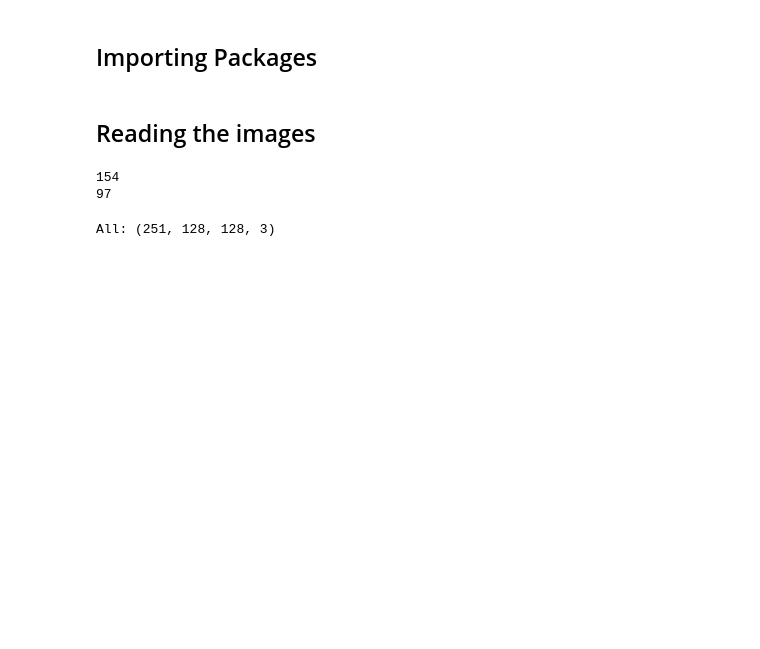
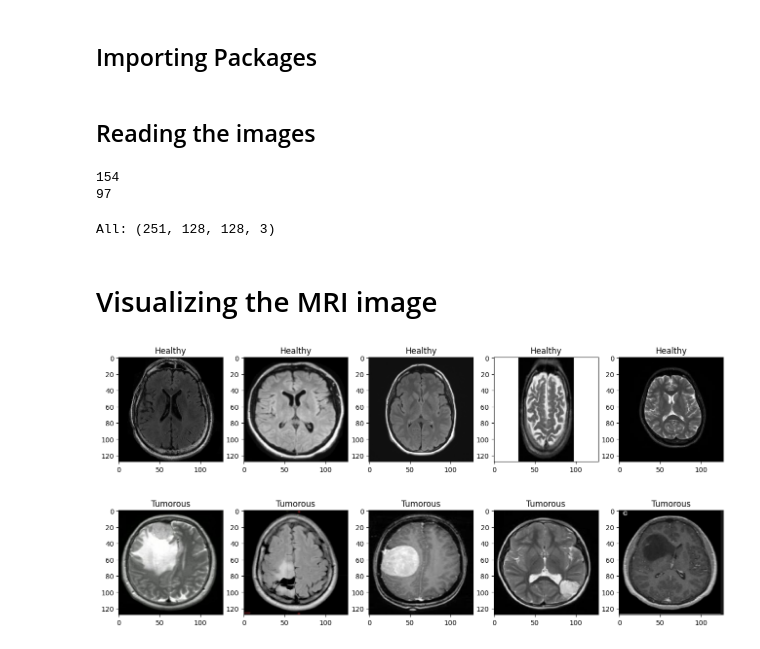
Before and after one commit to AaryaAshok77/BrainTumourDetector_DeepLearning, a Jupyter notebook: Brain_Tumour_Detector_Deep_Learning.ipynb, the cells around one changed output. Saved outputs shown, nothing was run; the diff lists cells and outputs as text; code cells hidden in the pictures; blank space fills up the shorter version.

Commit message:
Visualizing the images

```diff
--- a/Brain_Tumour_Detector_Deep_Learning.ipynb
+++ b/Brain_Tumour_Detector_Deep_Learning.ipynb
@@ -20,6 +20,8 @@ import cv2 #? Helps read image data -> Computer Vision
 # drive.mount ('/content/drive', force_remount=True)
 # tumour = []
 # path_tumour = "/content/drive/MyDrive/DataSets/brain_tumor_dataset/yes/*.jpg"
+# path_healthy = "/content/drive/MyDrive/DataSets/brain_tumor_dataset/no/*.jpg"
+
 
 #* Reading the tumorous images from the dataset
 tumour = []
@@ -35,9 +37,9 @@ print(f"Tumorous: {len(tumour)}")
 
 #* Reading the healthy images from the dataset
 healthy = []
-path__healthy = "brain_tumor_dataset/no/*.jpg"
+path_healthy = "brain_tumor_dataset/no/*.jpg"
 
-for f in glob.iglob(path__healthy):
+for f in glob.iglob(path_healthy):
     img = cv2.imread(f)
     img = cv2.resize(img, (128, 128))
     b, g, r = cv2.split(img)
@@ -57,3 +59,26 @@ all = np.concatenate((tumour, healthy)) #? Concatenating the tumorous and health
 print(f"All: {all.shape}") #? 253 images of 128x128 pixels with 3 channels (RGB)
 # %% [output]
 All: (251, 128, 128, 3)
+# %% [markdown]
+# Visualizing the MRI image
+# %%
+def plot_random_img(healthy, tumour, n):
+    healthy_imgs =  healthy[np.random.choice(healthy.shape[0], n, replace=False)] #? Randomly selecting 5 healthy images
+    tumour_imgs =  tumour[np.random.choice(tumour.shape[0], n, replace=False)] #? Randomly selecting 5 tumorous images
+
+    plt.figure(figsize=(16, 9)) #? Setting the size of the plot
+    for img in range(n):
+        plt.subplot(1, n, img+1) #? 1-> Row, num-> Column, img+1-> Index
+        plt.title('Healthy')
+        plt.imshow(healthy_imgs[img])
+
+    plt.figure(figsize=(16, 9))
+    for img in range(n):
+        plt.subplot(2, n, img+1+n) #? 2-> Row, num-> Column, img+1+n-> Index
+        plt.title('Tumorous')
+        plt.imshow(tumour_imgs[img])
+# %%
+plot_random_img(healthy, tumour, 5)
+# %% [output]
+[figure, added]
+[figure, added]
```
